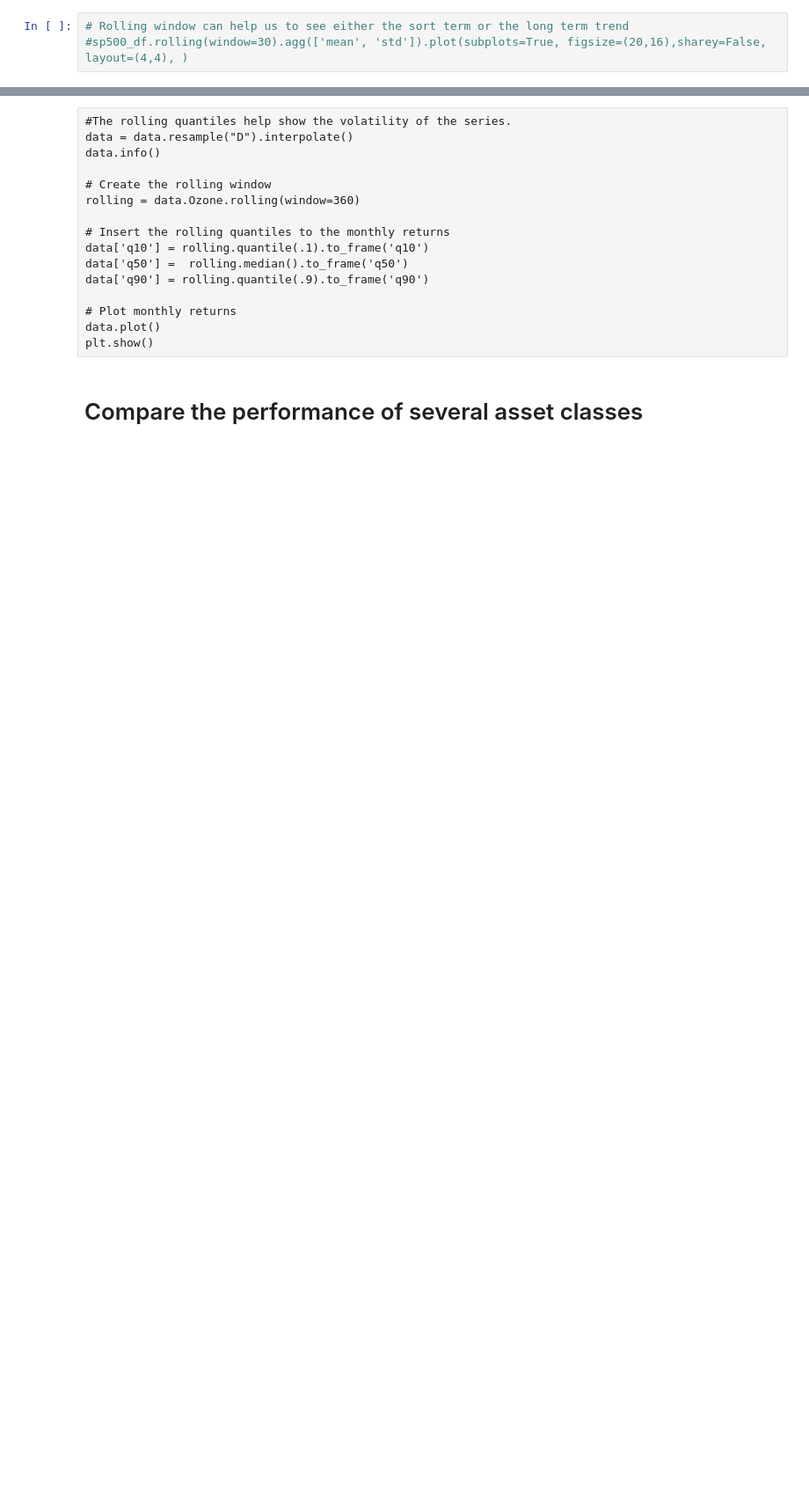
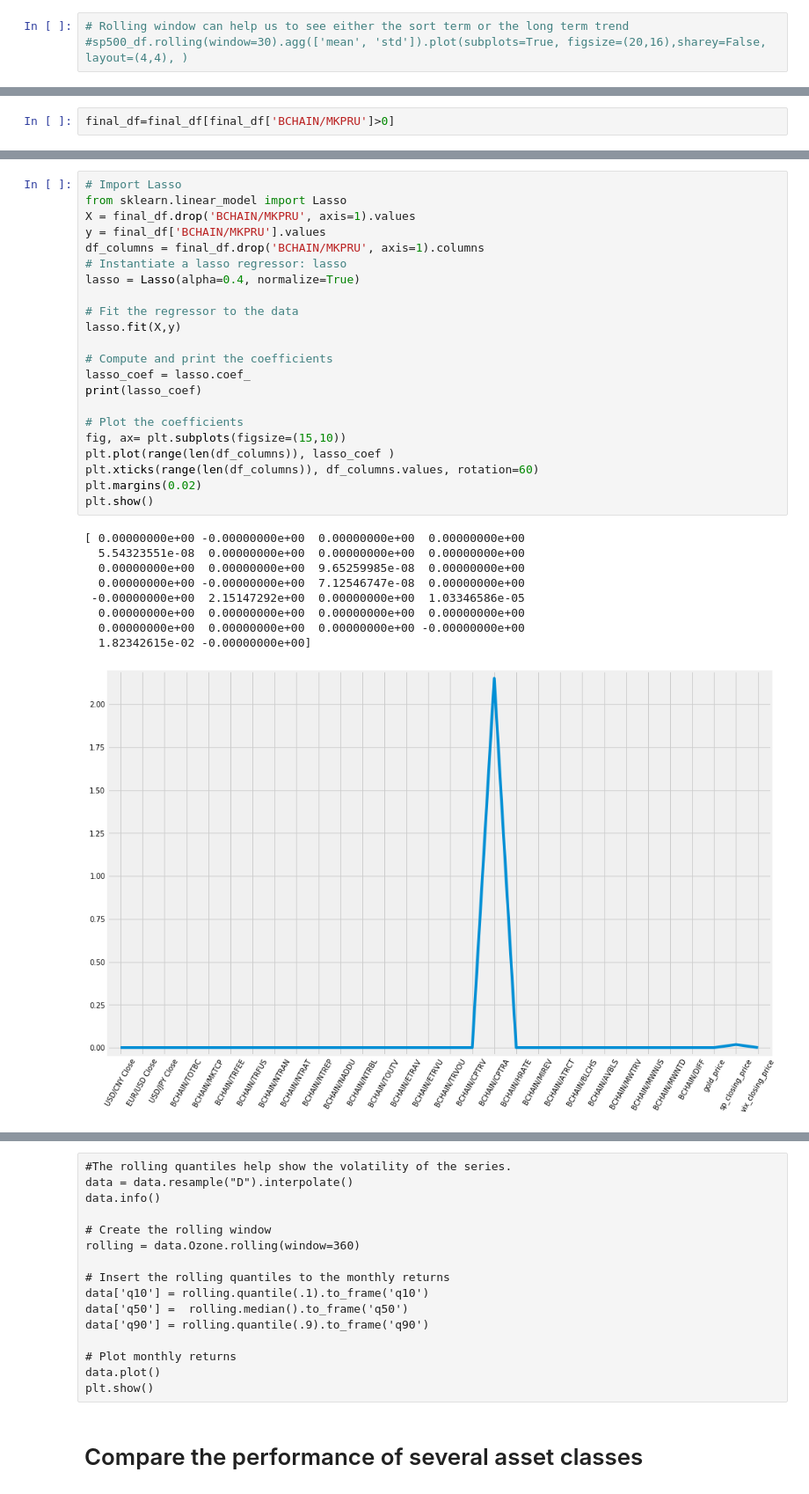
Before and after one commit to DEREJEGETU/Predicting-Bitcoin-Prices, a Jupyter notebook: ProjectII.ipynb, the cells around one changed output, grey strips where cells are left out. Shown at 88% size. Saved outputs shown, nothing was run; the diff lists cells and outputs as text; blank space fills up the shorter version.

```diff
--- a/ProjectII.ipynb
+++ b/ProjectII.ipynb
@@ -1184,0 +1177,2 @@ final_df.head(20)
+# %%
+final_df=final_df[final_df['BCHAIN/MKPRU']>0]
@@ -1184,0 +1254,32 @@ final_df.head(20)
+# %%
+# Import Lasso
+from sklearn.linear_model import Lasso
+X = final_df.drop('BCHAIN/MKPRU', axis=1).values
+y = final_df['BCHAIN/MKPRU'].values
+df_columns = final_df.drop('BCHAIN/MKPRU', axis=1).columns
+# Instantiate a lasso regressor: lasso
+lasso = Lasso(alpha=0.4, normalize=True)
+
+# Fit the regressor to the data
+lasso.fit(X,y)
+
+# Compute and print the coefficients
+lasso_coef = lasso.coef_
+print(lasso_coef)
+
+# Plot the coefficients
+fig, ax= plt.subplots(figsize=(15,10))
+plt.plot(range(len(df_columns)), lasso_coef )
+plt.xticks(range(len(df_columns)), df_columns.values, rotation=60)
+plt.margins(0.02)
+plt.show()
+# %% [output]
+[ 0.00000000e+00 -0.00000000e+00  0.00000000e+00  0.00000000e+00
+  5.54323551e-08  0.00000000e+00  0.00000000e+00  0.00000000e+00
+  0.00000000e+00  0.00000000e+00  9.65259985e-08  0.00000000e+00
+  0.00000000e+00 -0.00000000e+00  7.12546747e-08  0.00000000e+00
+ -0.00000000e+00  2.15147292e+00  0.00000000e+00  1.03346586e-05
+  0.00000000e+00  0.00000000e+00  0.00000000e+00  0.00000000e+00
+  0.00000000e+00  0.00000000e+00  0.00000000e+00 -0.00000000e+00
+  1.82342615e-02 -0.00000000e+00]
+[figure, added]
```
Also changed, not shown: parts of 51 cells of this notebook, 2 other files.
